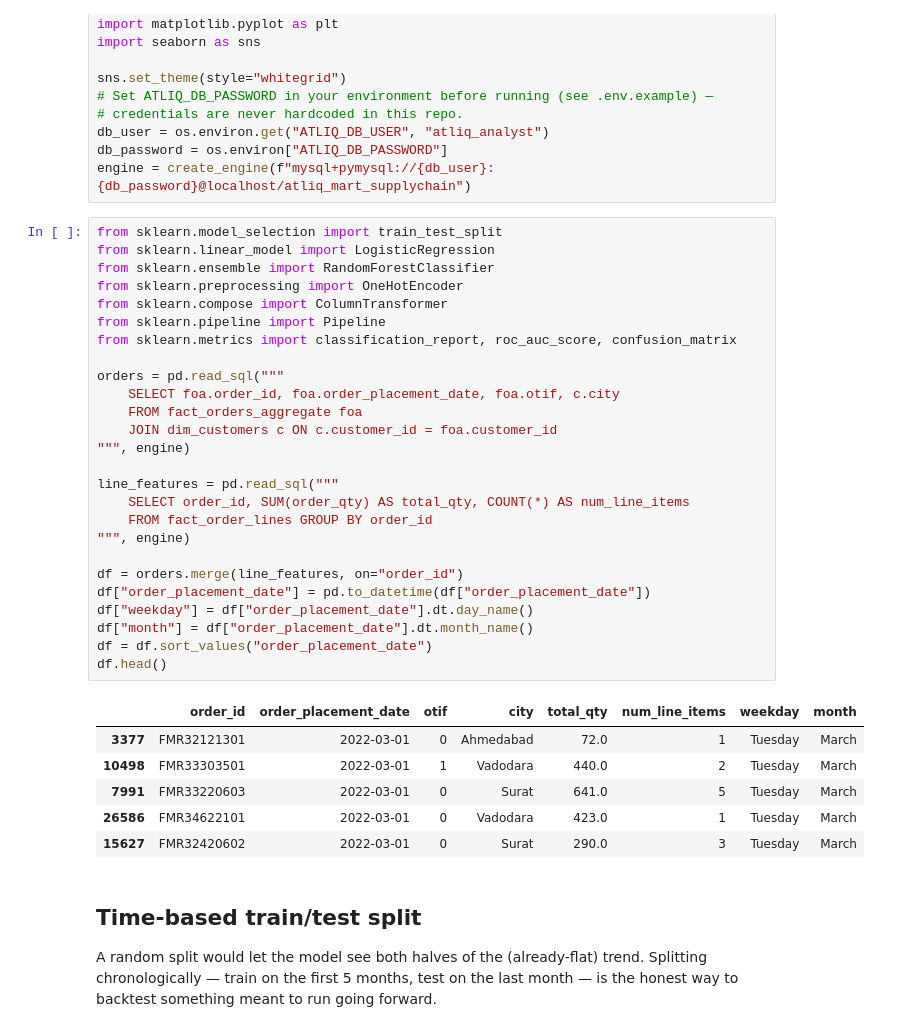
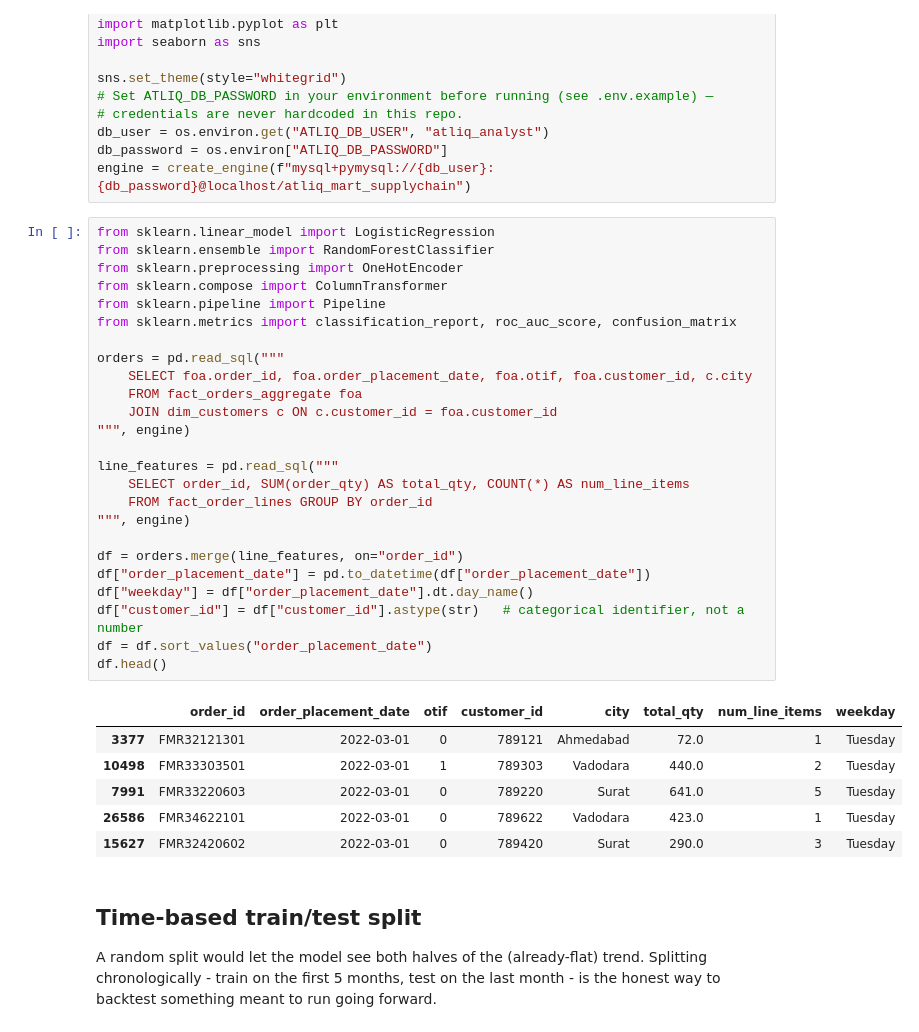
Before and after one commit to Ankasth369/Supply-Chain-Delivery-Diagnostics-Churn-Risk-Scoring, a Jupyter notebook: python/delay_risk_model.ipynb, the cells around one changed output. Cells and saved outputs as stored; diff of their text form.

```diff
--- a/python/delay_risk_model.ipynb
+++ b/python/delay_risk_model.ipynb
@@ -18,41 +22,40 @@ db_user = os.environ.get("ATLIQ_DB_USER", "atliq_analyst")
 db_password = os.environ["ATLIQ_DB_PASSWORD"]
 engine = create_engine(f"mysql+pymysql://{db_user}:{db_password}@localhost/atliq_mart_supplychain")
 # %%
-from sklearn.model_selection import train_test_split
 from sklearn.linear_model import LogisticRegression
 from sklearn.ensemble import RandomForestClassifier
 from sklearn.preprocessing import OneHotEncoder
 from sklearn.compose import ColumnTransformer
 from sklearn.pipeline import Pipeline
 from sklearn.metrics import classification_report, roc_auc_score, confusion_matrix
 
 orders = pd.read_sql("""
-    SELECT foa.order_id, foa.order_placement_date, foa.otif, c.city
+    SELECT foa.order_id, foa.order_placement_date, foa.otif, foa.customer_id, c.city
     FROM fact_orders_aggregate foa
     JOIN dim_customers c ON c.customer_id = foa.customer_id
 """, engine)
 
 line_features = pd.read_sql("""
     SELECT order_id, SUM(order_qty) AS total_qty, COUNT(*) AS num_line_items
     FROM fact_order_lines GROUP BY order_id
 """, engine)
 
 df = orders.merge(line_features, on="order_id")
 df["order_placement_date"] = pd.to_datetime(df["order_placement_date"])
 df["weekday"] = df["order_placement_date"].dt.day_name()
-df["month"] = df["order_placement_date"].dt.month_name()
+df["customer_id"] = df["customer_id"].astype(str)   # categorical identifier, not a number
 df = df.sort_values("order_placement_date")
 df.head()
 # %% [output]
-|  | order_id | order_placement_date | otif | city | total_qty | num_line_items | weekday | month |
-| 3377 | FMR32121301 | 2022-03-01 | 0 | Ahmedabad | 72.0 | 1 | Tuesday | March |
-| 10498 | FMR33303501 | 2022-03-01 | 1 | Vadodara | 440.0 | 2 | Tuesday | March |
-| 7991 | FMR33220603 | 2022-03-01 | 0 | Surat | 641.0 | 5 | Tuesday | March |
-| 26586 | FMR34622101 | 2022-03-01 | 0 | Vadodara | 423.0 | 1 | Tuesday | March |
-| 15627 | FMR32420602 | 2022-03-01 | 0 | Surat | 290.0 | 3 | Tuesday | March |
+|  | order_id | order_placement_date | otif | customer_id | city | total_qty | num_line_items | weekday |
+| 3377 | FMR32121301 | 2022-03-01 | 0 | 789121 | Ahmedabad | 72.0 | 1 | Tuesday |
+| 10498 | FMR33303501 | 2022-03-01 | 1 | 789303 | Vadodara | 440.0 | 2 | Tuesday |
+| 7991 | FMR33220603 | 2022-03-01 | 0 | 789220 | Surat | 641.0 | 5 | Tuesday |
+| 26586 | FMR34622101 | 2022-03-01 | 0 | 789622 | Vadodara | 423.0 | 1 | Tuesday |
+| 15627 | FMR32420602 | 2022-03-01 | 0 | 789420 | Surat | 290.0 | 3 | Tuesday |
 # %% [markdown]
 ## Time-based train/test split
-A random split would let the model see both halves of the (already-flat) trend. Splitting chronologically — train on the first 5 months, test on the last month — is the honest way to backtest something meant to run going forward.
+A random split would let the model see both halves of the (already-flat) trend. Splitting chronologically - train on the first 5 months, test on the last month - is the honest way to backtest something meant to run going forward.
 # %%
 cutoff = df["order_placement_date"].quantile(0.83)
 train = df[df["order_placement_date"] <= cutoff]
```
Also changed, not shown: parts of 4 cells of this notebook, 2 other files.
